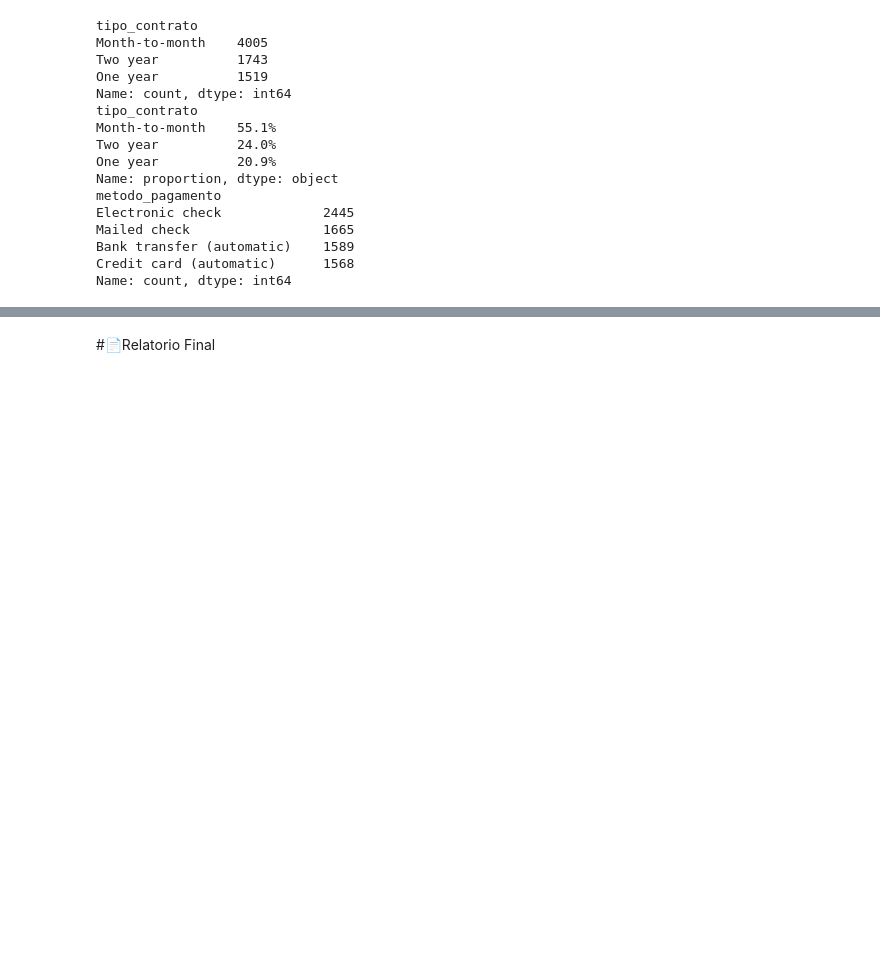
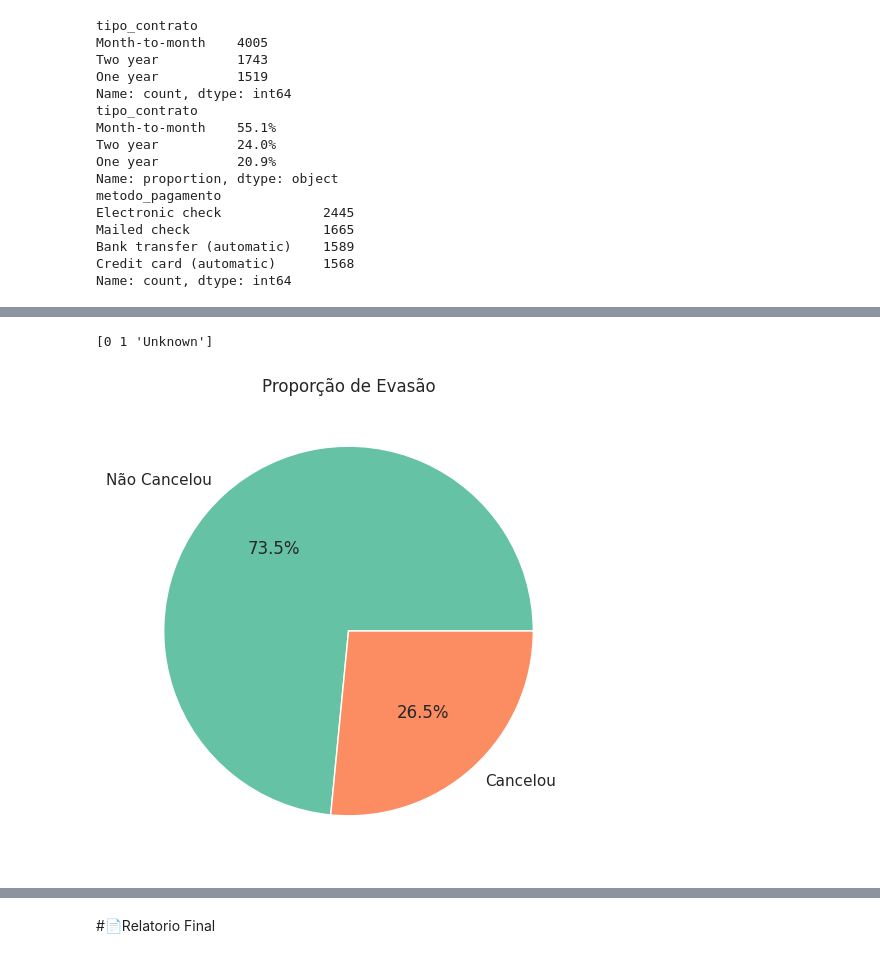
Before and after one commit to rafaelssampaio79/Challenge-Telecom-X---Analise-de-evasao-de-clientes, a Jupyter notebook: TelecomX_BR.ipynb, the cells around one changed output, grey strips where cells are left out. Cells and saved outputs as stored; diff of their text form; code cells hidden in the pictures; blank space fills up the shorter version.

```diff
--- a/TelecomX_BR.ipynb
+++ b/TelecomX_BR.ipynb
@@ -451,0 +472,16 @@ df.groupby('cancelou')[['mensalidade', 'faturamento_total', 'tempo_cliente_meses
+# %%
+# 1. Contagem absoluta dos clientes que cancelaram ou não
+import matplotlib.pyplot as plt
+import seaborn as sns
+
+# Define o estilo do gráfico
+sns.set(style="whitegrid")
+
+# Gráfico de barras com contagem
+plt.figure(figsize=(6,4))
+sns.countplot(x='cancelou', data=df, palette='Set2')
+plt.title('Distribuição de Evasão (Churn)')
+plt.xlabel('Cancelou')
+plt.ylabel('Número de Clientes')
+plt.xticks([0, 1], ['Não', 'Sim'])
+plt.show()
@@ -451,0 +497,25 @@ df.groupby('cancelou')[['mensalidade', 'faturamento_total', 'tempo_cliente_meses
+# %%
+print(df['cancelou'].unique())
+# %% [output]
+[0 1 'Unknown']
+# %%
+# Substituir 'Yes' → 1, 'No' → 0, 'Unknown' será removido depois
+df['cancelou'] = df['cancelou'].str.strip().replace({'Yes': 1, 'No': 0})
+# %%
+# Remover linhas com valores não numéricos (ou seja, 'Unknown' virou NaN)
+df = df[df['cancelou'].isin([0, 1])]
+# %%
+# Gere o gráfico de pizza
+# Proporção atualizada
+proporcao = df['cancelou'].value_counts(normalize=True)
+
+# Gráfico
+plt.figure(figsize=(6,6))
+plt.pie(proporcao,
+        labels=['Não Cancelou', 'Cancelou'],
+        autopct='%1.1f%%',
+        colors=['#66c2a5', '#fc8d62'])
+plt.title('Proporção de Evasão')
+plt.show()
+# %% [output]
+[figure, added]
```
Also changed, not shown: parts of 26 cells of this notebook.
